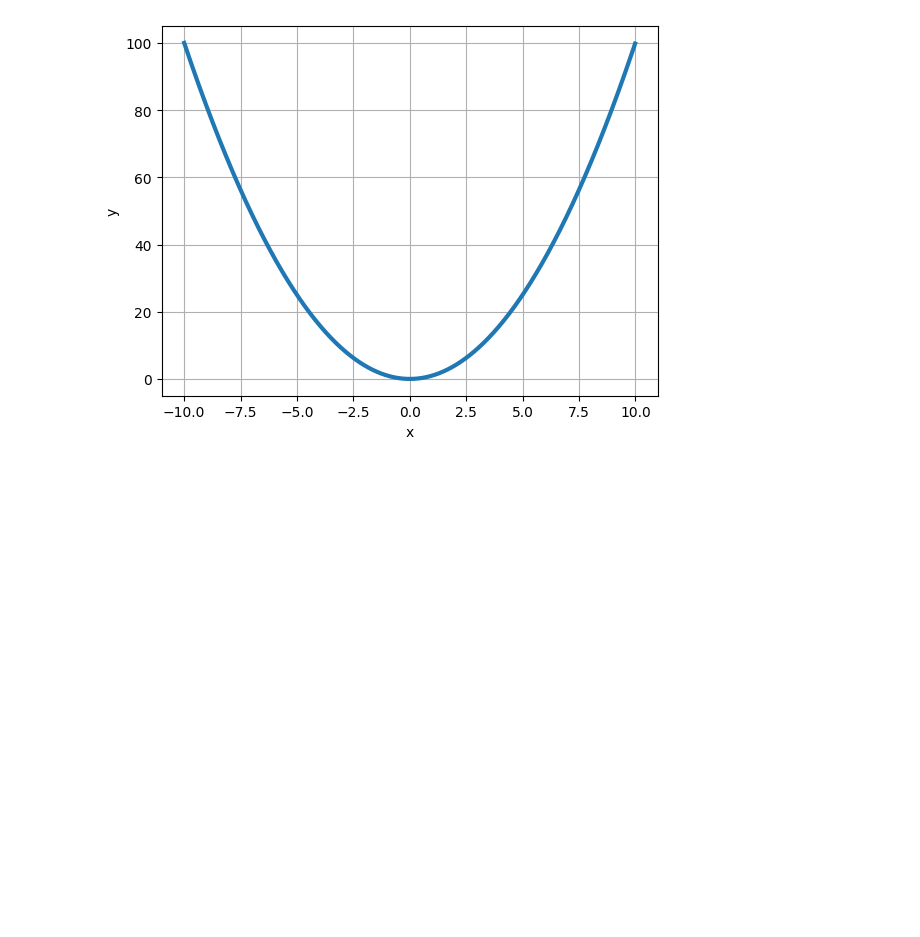
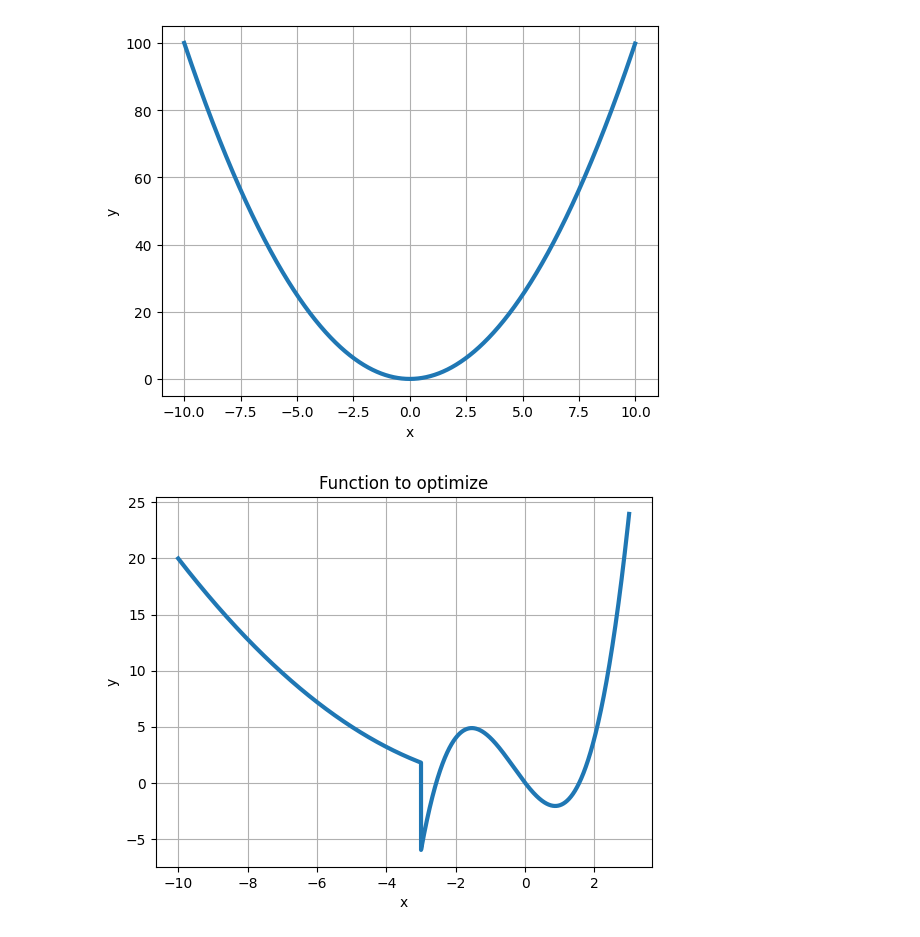
Before and after one commit to ajits-github/Particle_Swarm_Optimization, a Jupyter notebook: Particle_Swarm_Optimization.ipynb, the cells around one changed output. Saved outputs shown, nothing was run; the diff lists cells and outputs as text; code cells hidden in the pictures; blank space fills up the shorter version.

Commit message:
func to optimize

```diff
--- a/Particle_Swarm_Optimization.ipynb
+++ b/Particle_Swarm_Optimization.ipynb
@@ -13,3 +13,22 @@ plt.grid(True)
 plt.show()
 # %% [output]
 [figure]
+# %%
+def function(x):
+  y = []
+  for i in x:
+    if i>-3:
+      y.append(i**2-4*i+i**3)
+    else:
+      y.append(0.2*i**2)
+  return y
+x = np.arange(-10,3, 0.001)
+y = function(x)
+plt.plot(x,y, lw=3)
+plt.title('Function to optimize')
+plt.xlabel('x')
+plt.ylabel('y')
+plt.grid(True)
+plt.show()
+# %% [output]
+[figure, added]
```
